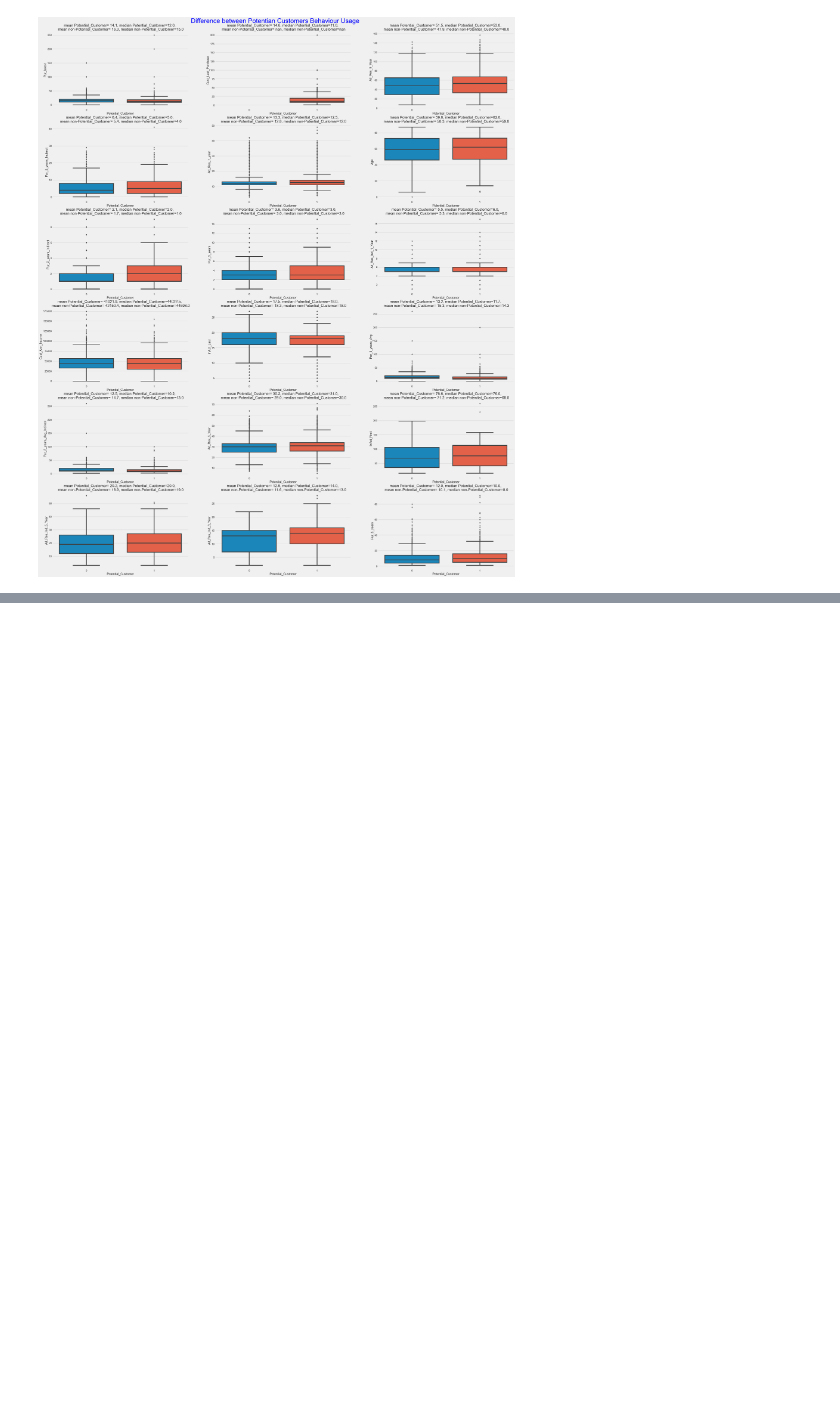
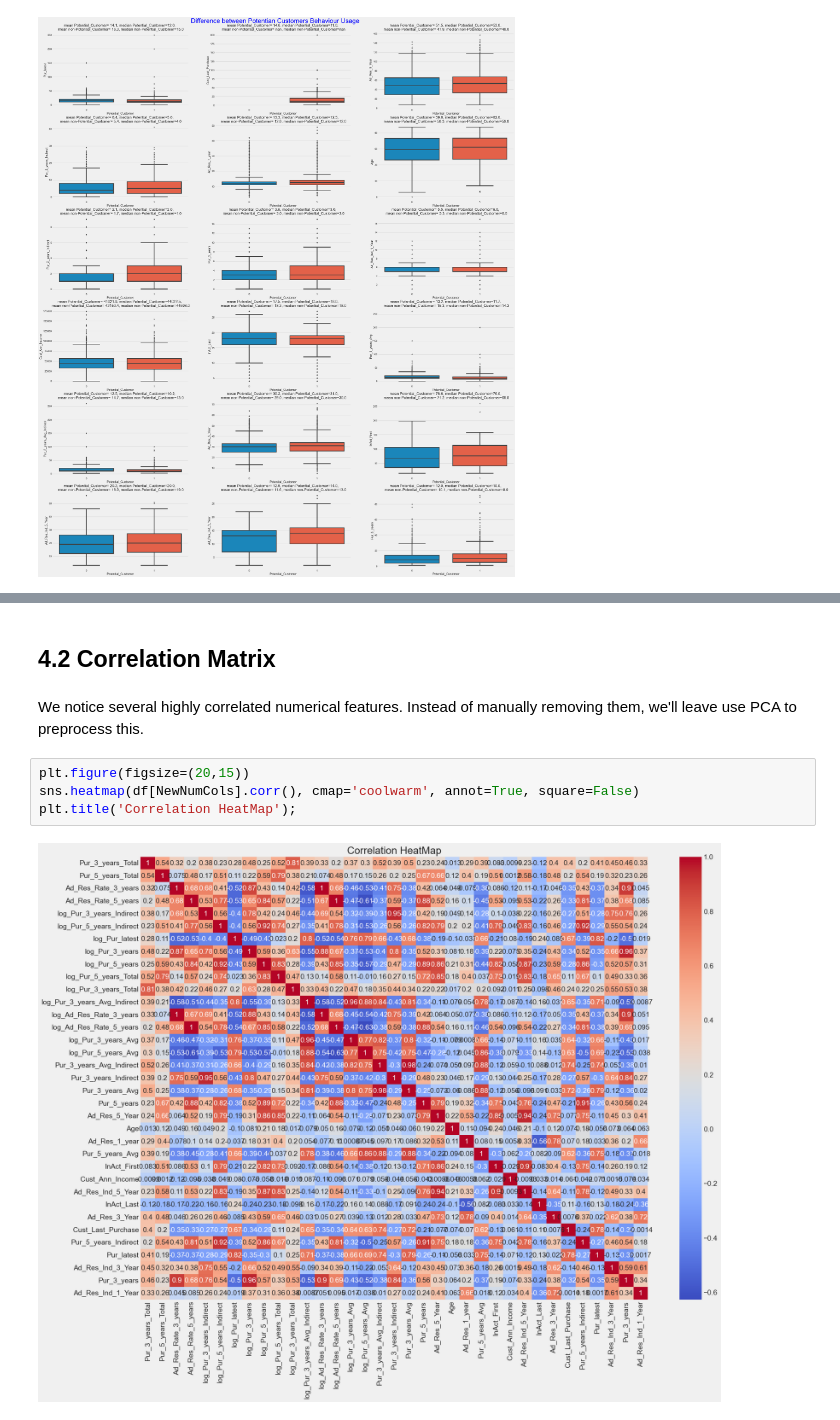
Before and after one commit to wanadzhar913/CADS-2022-Bootcamp-JDS-Cohort-2-Capstone-Project, a Jupyter notebook: CADS_Capstone_Revized.ipynb, the cells around one changed output, grey strips where cells are left out. Drawn from its saved outputs; the diff is of its cells as text; blank space fills up the shorter version.

```diff
--- a/CADS_Capstone_Revized.ipynb
+++ b/CADS_Capstone_Revized.ipynb
@@ -264,0 +298,10 @@ data[NewCols+['Potential_Customer']].groupby('Potential_Customer').median().T
+# %% [markdown]
+## 4.2 Correlation Matrix
+# %% [markdown]
+We notice several highly correlated numerical features. Instead of manually removing them, we'll leave use PCA to preprocess this.
+# %%
+plt.figure(figsize=(20,15))
+sns.heatmap(df[NewNumCols].corr(), cmap='coolwarm', annot=True, square=False)
+plt.title('Correlation HeatMap');
+# %% [output]
+[figure, added]
```
Also changed, not shown: parts of 7 cells of this notebook, 1 other file.
